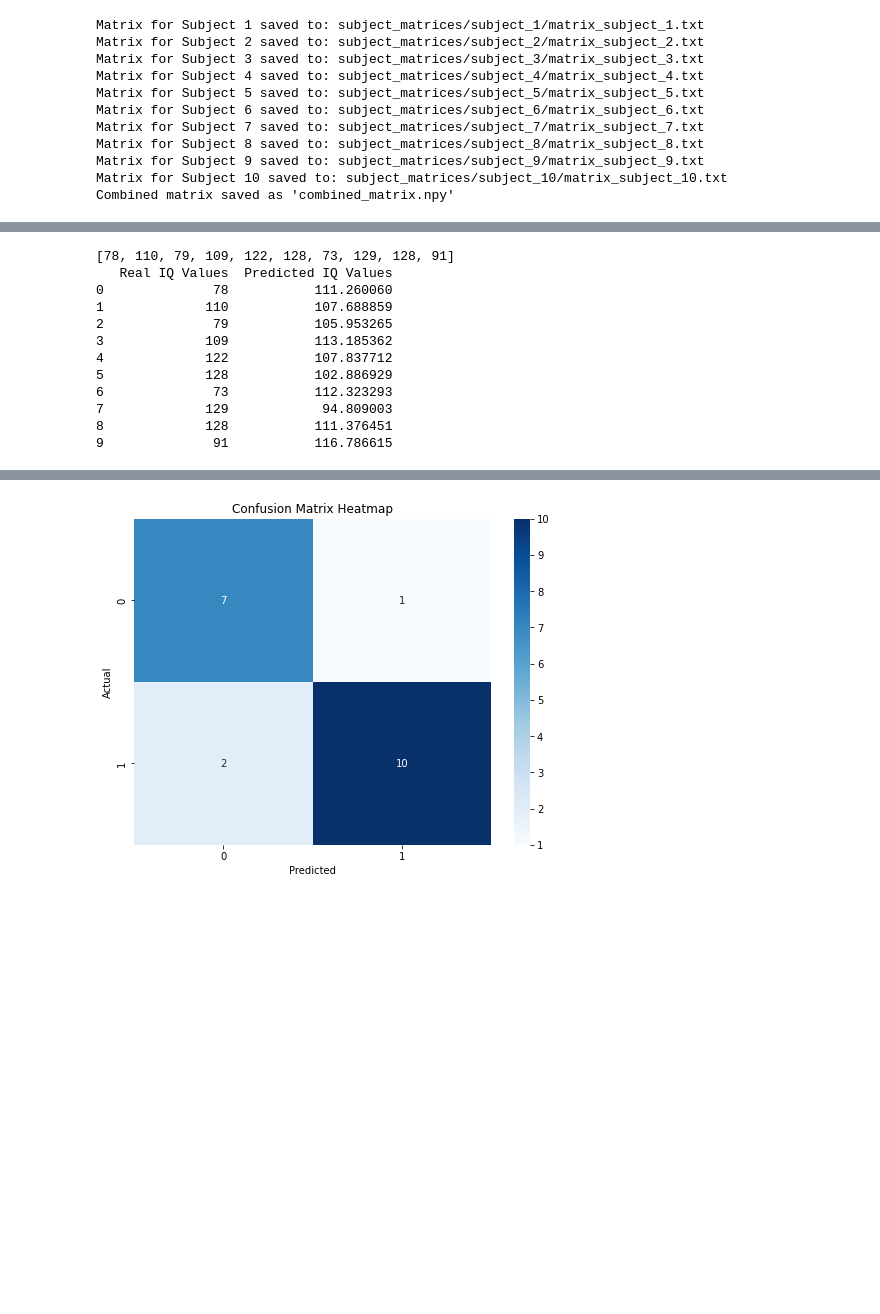
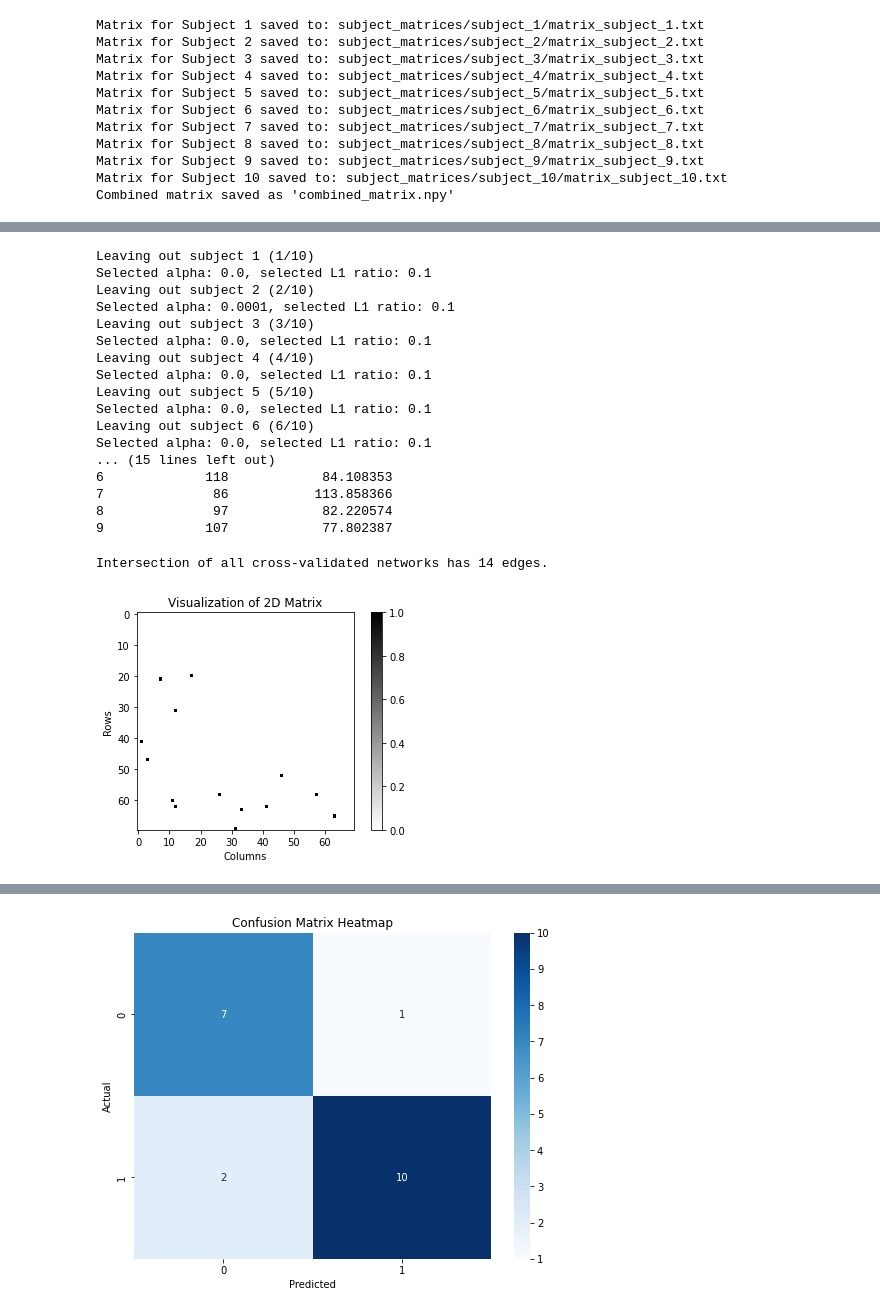
Before and after one commit to NeuroHackademy-2023/PyWright, a Jupyter notebook: MachineLearning.ipynb, the cells around one changed output, grey strips where cells are left out. Cells and saved outputs as stored; diff of their text form; code cells hidden in the pictures; blank space fills up the shorter version.

```diff
--- a/MachineLearning.ipynb
+++ b/MachineLearning.ipynb
@@ -99,30 +107,39 @@ real_behav = []  # To store real IQ values
 # define data
 X = np.asarray(OAtrain_LASSO_vcts)
 y = np.asarray(fake_iq_scores)
-print(fake_iq_scores)
 
-#Intersection network
+#Intersection network to visualize
 intersection_network = np.zeros(combined_matrix.shape[0:2])
 
 # use LOO CV to test predictive power of ElasticNet model with optimal parameters
 for leftout in range(0, len(y)):
-    #print("Leaving out subject " + str(leftout+1) + " (" + str(leftout+1) + "/" + str(len(y)) + ")")
+    print("Leaving out subject " + str(leftout+1) + " (" + str(leftout+1) + "/" + str(len(y)) + ")")
 
+    # define train and test data
     X_train = np.delete(X, leftout, axis=0)
     y_train = np.delete(y, leftout)
     X_test = X[leftout,:]
     y_test = y[leftout]
-    # filter model by significance threshold
-    threshold = 0.01
+
+    # filter model by arbitrarysignificance threshold
+    threshold = 0.05
     filter_idx = SelectFpr(f_regression, alpha=threshold).fit(X_train, y_train).get_support(indices=True)
-    #print(len(filter_idx))
     filtered_data = X_train[:,filter_idx]
+
     # use CV to find optimal alpha and l1 parameters for ElasticNet model
     cv = RepeatedKFold(n_splits=3, n_repeats=3, random_state=1)
     ratios = np.arange(0.1,1,0.1)
     alphas = [1e-5, 1e-4, 1e-3, 1e-2, 1e-1, 0.0, 1.0, 10.0, 100.0]
     enetcv = ElasticNetCV(l1_ratio=ratios, cv=cv, alphas=alphas).fit(filtered_data, y_train)
-    #print(enetcv.alpha_, enetcv.l1_ratio_)
+    print("Selected alpha: "+str(enetcv.alpha_)+", selected L1 ratio: "+str(enetcv.l1_ratio_))
+
+    # add current network to intersection network
+    surviving_indices_elastic_net = np.where(enetcv.coef_ != 0)[0] # indices of nonzero elasticnet features
+    final_coefficients_original = np.zeros(X.shape[1]) # intialize vector of 0s
+    original_indices_elastic_net = filter_idx[surviving_indices_elastic_net] # indices of nonzero
+    final_coefficients_original[original_indices_elastic_net] = 1
+    current_network = np.reshape(final_coefficients_original, intersection_network.shape)
+    intersection_network = np.add(intersection_network, current_network)
 
     edges = (len(enetcv.coef_[enetcv.coef_!=0]))
     #print("Number of edges in training data network: "+str(edges))
@@ -130,10 +147,6 @@ for leftout in range(0, len(y)):
     y_pred = y_pred[0]
     pred_behav.append(y_pred)
     real_behav.append(y_test)
-
-
-
-
 
 # Create a DataFrame to store and display the results
 results_df = pd.DataFrame({
@@ -144,18 +157,41 @@ results_df = pd.DataFrame({
 # Print the DataFrame
 print(results_df)
 # %% [output]
-[78, 110, 79, 109, 122, 128, 73, 129, 128, 91]
-   Real IQ Values  Predicted IQ Values
-0              78           111.260060
-1             110           107.688859
-2              79           105.953265
-3             109           113.185362
-4             122           107.837712
-5             128           102.886929
-6              73           112.323293
-7             129            94.809003
-8             128           111.376451
-9              91           116.786615
+Leaving out subject 1 (1/10)
+Selected alpha: 0.0, selected L1 ratio: 0.1
+Leaving out subject 2 (2/10)
+Selected alpha: 0.0001, selected L1 ratio: 0.1
+Leaving out subject 3 (3/10)
+Selected alpha: 0.0, selected L1 ratio: 0.1
+Leaving out subject 4 (4/10)
+Selected alpha: 0.0, selected L1 ratio: 0.1
+Leaving out subject 5 (5/10)
+Selected alpha: 0.0, selected L1 ratio: 0.1
+Leaving out subject 6 (6/10)
+Selected alpha: 0.0, selected L1 ratio: 0.1
+... (15 lines left out)
+6             118            84.108353
+7              86           113.858366
+8              97            82.220574
+9             107            77.802387
+# %%
+# visualize intersection network
+no_sub = len(y)
+intersectionNet = np.where(intersection_network > no_sub-1, 1, 0)
+num_interedges = len(intersectionNet[intersectionNet > 0])
+
+print("Intersection of all cross-validated networks has "+str(num_interedges)+" edges.")
+
+# Plot the matrix as an image
+plt.imshow(intersectionNet, cmap='binary', interpolation='nearest')
+plt.colorbar()  # Add colorbar to show mapping of values
+plt.title("Visualization of 2D Matrix")
+plt.xlabel("Columns")
+plt.ylabel("Rows")
+plt.show()
+# %% [output]
+Intersection of all cross-validated networks has 14 edges.
+[figure, added]
 # %%
 
 # Convert lists to proper 1D arrays
```
Also changed, not shown: parts of 6 cells of this notebook.
